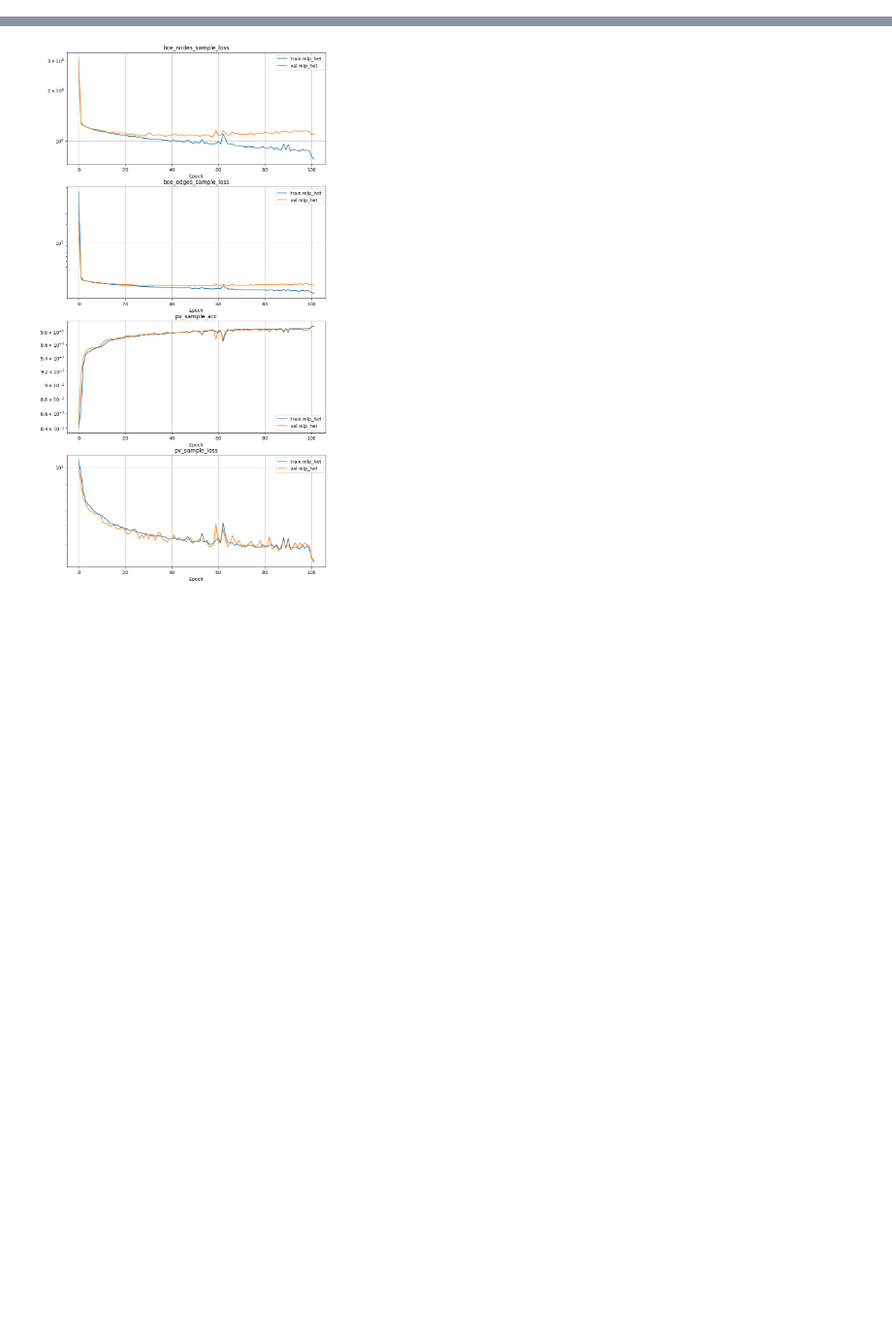
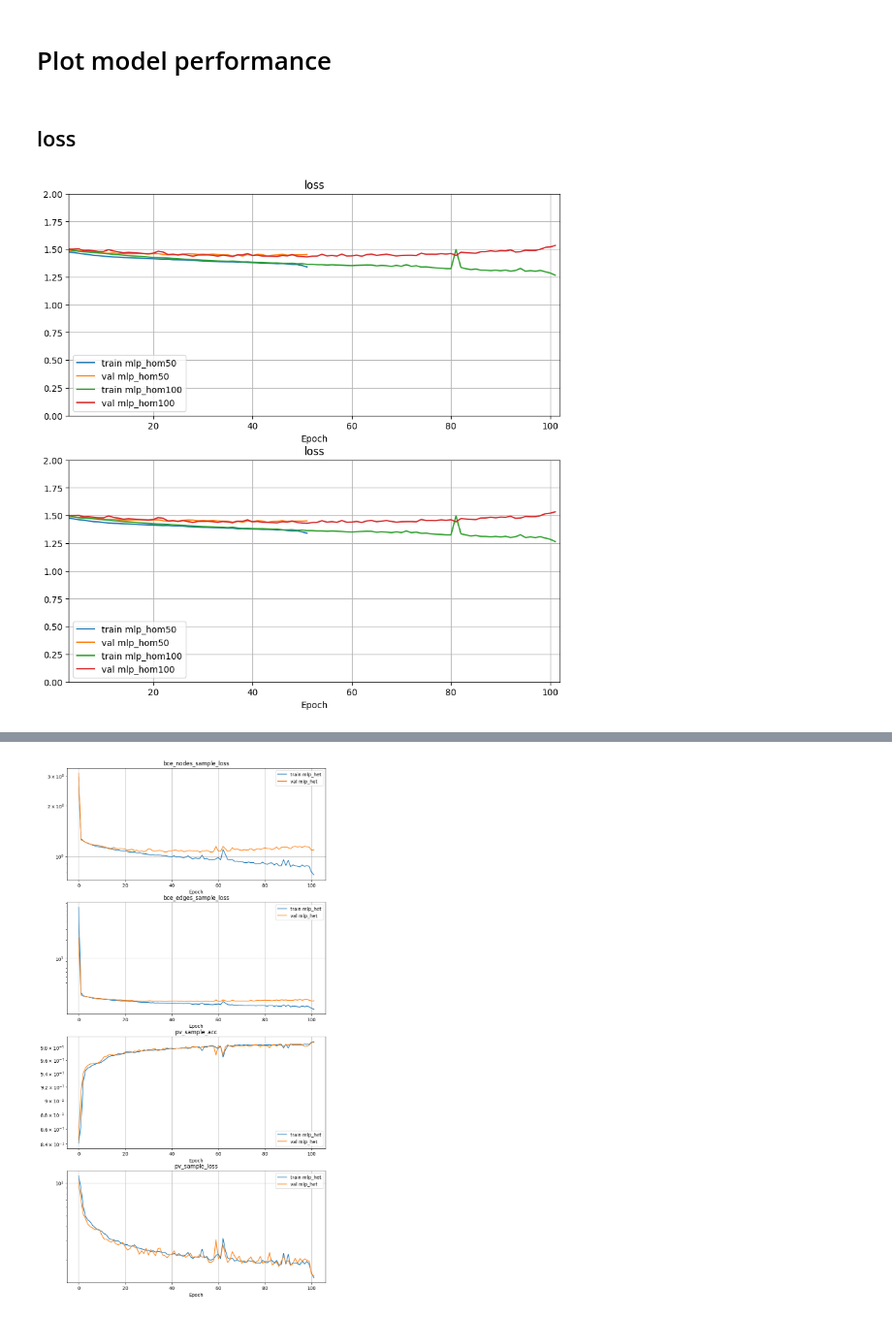
Before and after one commit to willsutcliffe/scalable_mtl_hgnn, a Jupyter notebook: Plot_Drawer.ipynb, the cells around one changed output, grey strips where cells are left out. Shown at 97% size. Drawn from its saved outputs; the diff is of its cells as text; code cells hidden in the pictures; blank space fills up the shorter version.

```diff
--- a/Plot_Drawer.ipynb
+++ b/Plot_Drawer.ipynb
@@ -1,3 +1,5 @@
+# %% [markdown]
+# Plot model performance
 # %%
 import pandas as pd
 import numpy as np
@@ -21 +37,20 @@ for label, yml in configs_to_compare.items():
     #models[label] = ModelLoader(config_loader).get_model()
+# %% [markdown]
+## loss
+# %%
+features = ['loss','loss']
+
+Nfeatures = len(features)
+fig, axs = plt.subplots(Nfeatures, 1, figsize=(10, 5*Nfeatures))
+for i, feature in enumerate(features):
+    for label in configs_to_compare.keys():
+        axs[i].plot(datasets[label][f"train_{feature}"], label=f"train {label}")
+        axs[i].plot(datasets[label][f"val_{feature}"], label=f"val {label}")
+    axs[i].set_xlabel('Epoch')
+    axs[i].grid()
+    axs[i].set_xlim(3, datasets[label].shape[0])
+    axs[i].set_ylim(0, 2)
+    axs[i].set_title(feature)
+    axs[i].legend()
+# %% [output]
+[figure, added]
```
Also changed, not shown: parts of 6 cells of this notebook, 11 other files.
